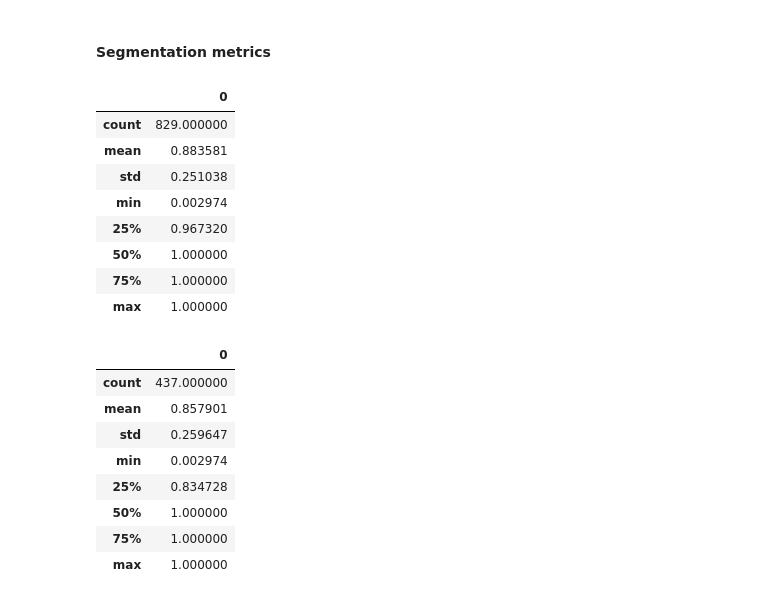
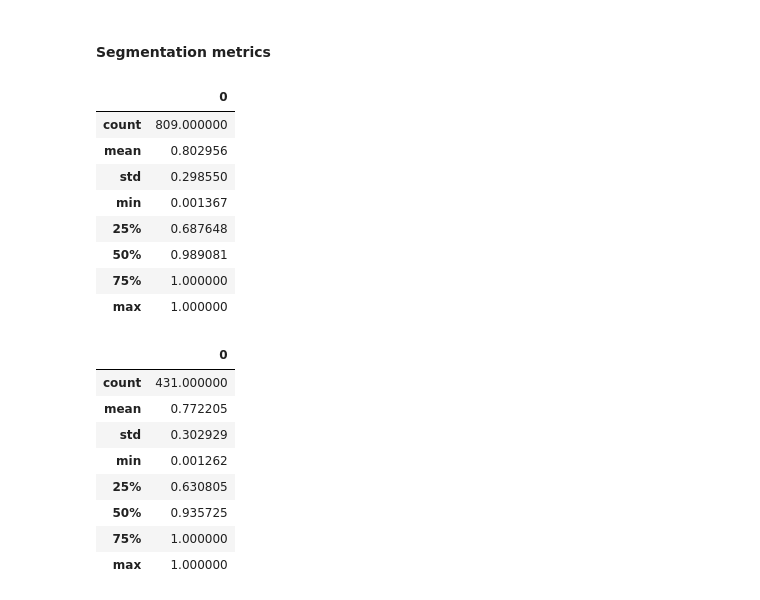
Before and after one commit to alinaryabtsev/FewShotLearning, a Jupyter notebook: Lemonade/experiment/TryVirtualRichard.ipynb, the cells around one changed output. Saved outputs shown, nothing was run; the diff lists cells and outputs as text; code cells hidden in the pictures.

Commit message:
added variability threshold

```diff
--- a/Lemonade/experiment/TryVirtualRichard.ipynb
+++ b/Lemonade/experiment/TryVirtualRichard.ipynb
@@ -15,3 +15,5 @@ import re
 # %%
 %reload_ext autoreload
 %autoreload 2
+# %%
+variability_th = 4
@@ -57,3 +61,3 @@ detection_metrics_big = virtual_richard.evaluate_detection(post_predictions_big,
 # %%
-segmentation_metrics = virtual_richard.evaluate_segmentation(post_predictions, gt_masks)
+segmentation_metrics = virtual_richard.evaluate_segmentation(post_predictions, post_gt_masks, variability_th)
 # %%
@@ -143,5 +147,7 @@ FN_score_big.describe()
 # %% [markdown]
 #### Segmentation metrics
 # %%
-countour_score = pd.DataFrame(np.concatenate(segmentation_metrics[0]))
-rvd_score = pd.DataFrame(segmentation_metrics[1])
+contour_score =  pd.DataFrame(np.concatenate(segmentation_metrics[0]))
+contour_per_slice_score = pd.DataFrame(np.concatenate(segmentation_metrics[1]))
+contour_score_big = pd.DataFrame(np.concatenate(segmentation_metrics_big[0]))
+contour_per_slice_score_big = pd.DataFrame(np.concatenate(segmentation_metrics_big[1]))
@@ -150,24 +154,24 @@ countour_score_big = pd.DataFrame(np.concatenate(segmentation_metrics_big))
 # %%
-countour_score.describe()
+contour_score.describe()
 # %% [output]
 |  | 0 |
-| count | 829.000000 |
-| mean | 0.883581 |
-| std | 0.251038 |
-| min | 0.002974 |
-| 25% | 0.967320 |
-| 50% | 1.000000 |
+| count | 809.000000 |
+| mean | 0.802956 |
+| std | 0.298550 |
+| min | 0.001367 |
+| 25% | 0.687648 |
+| 50% | 0.989081 |
 | 75% | 1.000000 |
 | max | 1.000000 |
 # %%
-countour_score_big.describe()
+contour_score_big.describe()
 # %% [output]
 |  | 0 |
-| count | 437.000000 |
-| mean | 0.857901 |
-| std | 0.259647 |
-| min | 0.002974 |
-| 25% | 0.834728 |
-| 50% | 1.000000 |
+| count | 431.000000 |
+| mean | 0.772205 |
+| std | 0.302929 |
+| min | 0.001262 |
+| 25% | 0.630805 |
+| 50% | 0.935725 |
 | 75% | 1.000000 |
 | max | 1.000000 |
```
Also changed, not shown: parts of 52 cells of this notebook, 1 other file.
